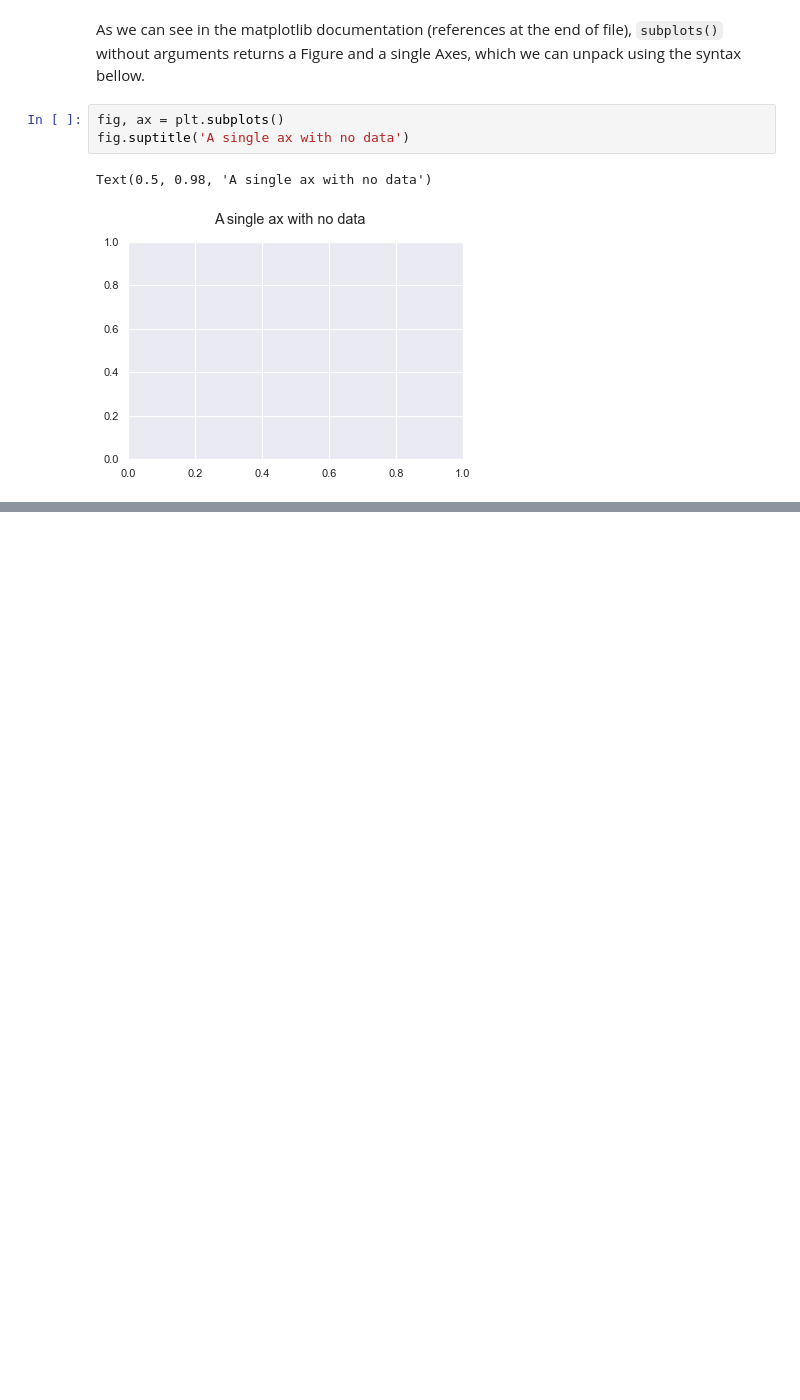
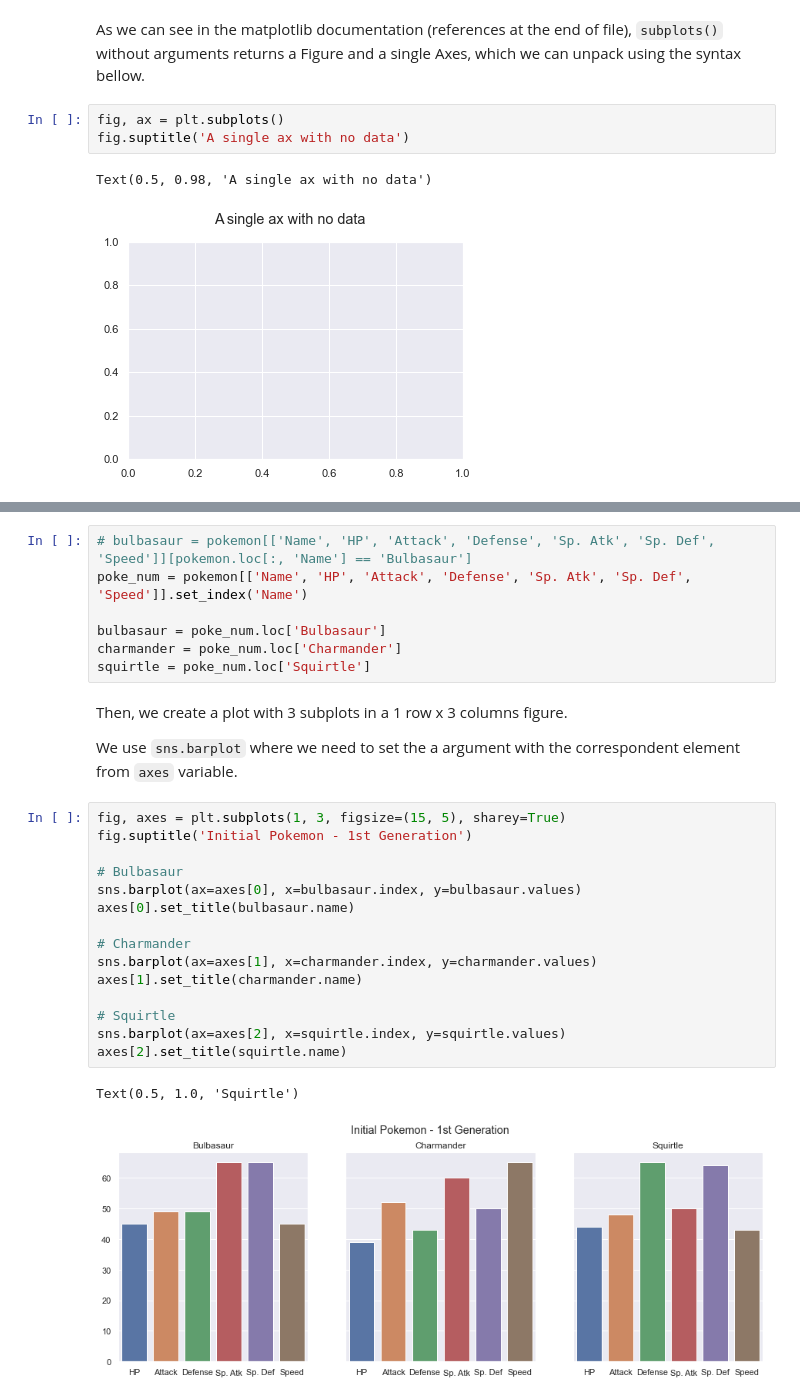
Before and after one commit to thalesbruno/ds-micro-tutorials, a Jupyter notebook: matplotlib-seaborn/subplotting.ipynb, the cells around one changed output, grey strips where cells are left out. Saved outputs shown, nothing was run; the diff lists cells and outputs as text; blank space fills up the shorter version.

```diff
--- a/matplotlib-seaborn/subplotting.ipynb
+++ b/matplotlib-seaborn/subplotting.ipynb
@@ -37,0 +72,29 @@ Text(0.5, 0.98, 'A single ax with no data')
+# %%
+# bulbasaur = pokemon[['Name', 'HP', 'Attack', 'Defense', 'Sp. Atk', 'Sp. Def', 'Speed']][pokemon.loc[:, 'Name'] == 'Bulbasaur']
+poke_num = pokemon[['Name', 'HP', 'Attack', 'Defense', 'Sp. Atk', 'Sp. Def', 'Speed']].set_index('Name')
+
+bulbasaur = poke_num.loc['Bulbasaur']
+charmander = poke_num.loc['Charmander']
+squirtle = poke_num.loc['Squirtle']
+# %% [markdown]
+Then, we create a plot with 3 subplots in a 1 row x 3 columns figure.
+
+We use `sns.barplot` where we need to set the a argument with the correspondent element from `axes` variable.
+# %%
+fig, axes = plt.subplots(1, 3, figsize=(15, 5), sharey=True)
+fig.suptitle('Initial Pokemon - 1st Generation')
+
+# Bulbasaur
+sns.barplot(ax=axes[0], x=bulbasaur.index, y=bulbasaur.values)
+axes[0].set_title(bulbasaur.name)
+
+# Charmander
+sns.barplot(ax=axes[1], x=charmander.index, y=charmander.values)
+axes[1].set_title(charmander.name)
+
+# Squirtle
+sns.barplot(ax=axes[2], x=squirtle.index, y=squirtle.values)
+axes[2].set_title(squirtle.name)
+# %% [output]
+Text(0.5, 1.0, 'Squirtle')
+[figure, added]
```
Also changed, not shown: parts of 12 cells of this notebook.
